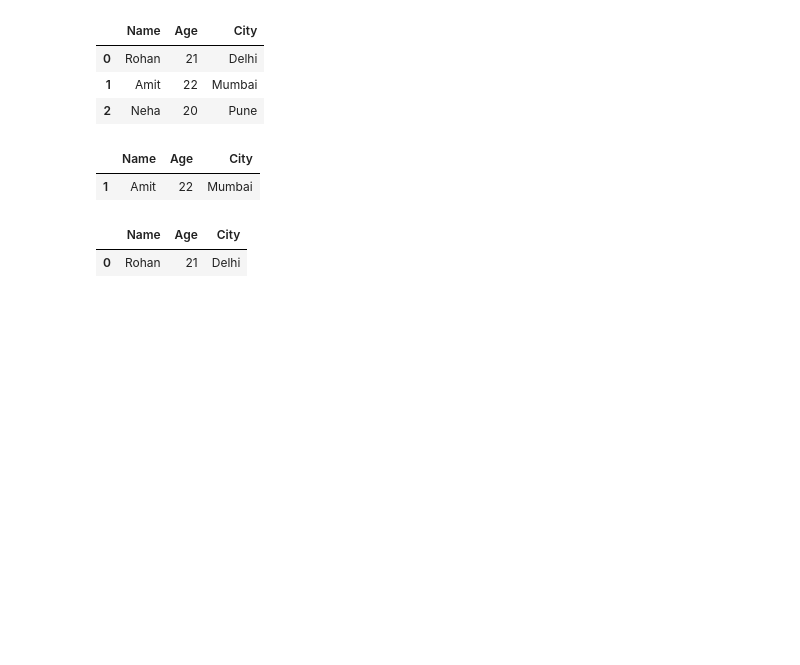
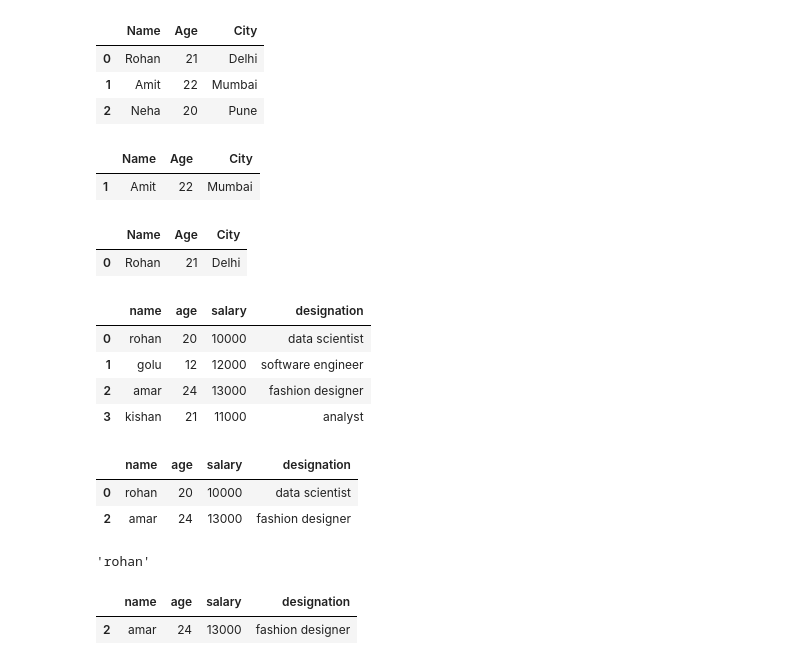
Before and after one commit to rohan-codex/Python_Basics, a Jupyter notebook: Pandas.ipynb, the cells around one changed output. Drawn from its saved outputs; the diff is of its cells as text; code cells hidden in the pictures; blank space fills up the shorter version.

```diff
--- a/Pandas.ipynb
+++ b/Pandas.ipynb
@@ -279,3 +279,33 @@ df4[(df4["Age"]>20)&(df4["City"]=="Delhi")]
 # %% [output]
 |  | Name | Age | City |
 | 0 | Rohan | 21 | Delhi |
+# %%
+Data = {
+    "name" : ["rohan","golu","amar","kishan"],
+    "age" : [20,12,24,21],
+    "salary" : [10000,12000,13000,11000],
+    "designation" : ["data scientist","software engineer","fashion designer","analyst"]
+}
+df5 = pd.DataFrame(Data)
+df5
+# %% [output]
+|  | name | age | salary | designation |
+| 0 | rohan | 20 | 10000 | data scientist |
+| 1 | golu | 12 | 12000 | software engineer |
+| 2 | amar | 24 | 13000 | fashion designer |
+| 3 | kishan | 21 | 11000 | analyst |
+# %%
+df5.loc[[0,2]]
+# %% [output]
+|  | name | age | salary | designation |
+| 0 | rohan | 20 | 10000 | data scientist |
+| 2 | amar | 24 | 13000 | fashion designer |
+# %%
+df5.loc[0,"name"]
+# %% [output]
+'rohan'
+# %%
+df5[(df5["age"]>18)&(df5["salary"]>11000)]
+# %% [output]
+|  | name | age | salary | designation |
+| 2 | amar | 24 | 13000 | fashion designer |
```
